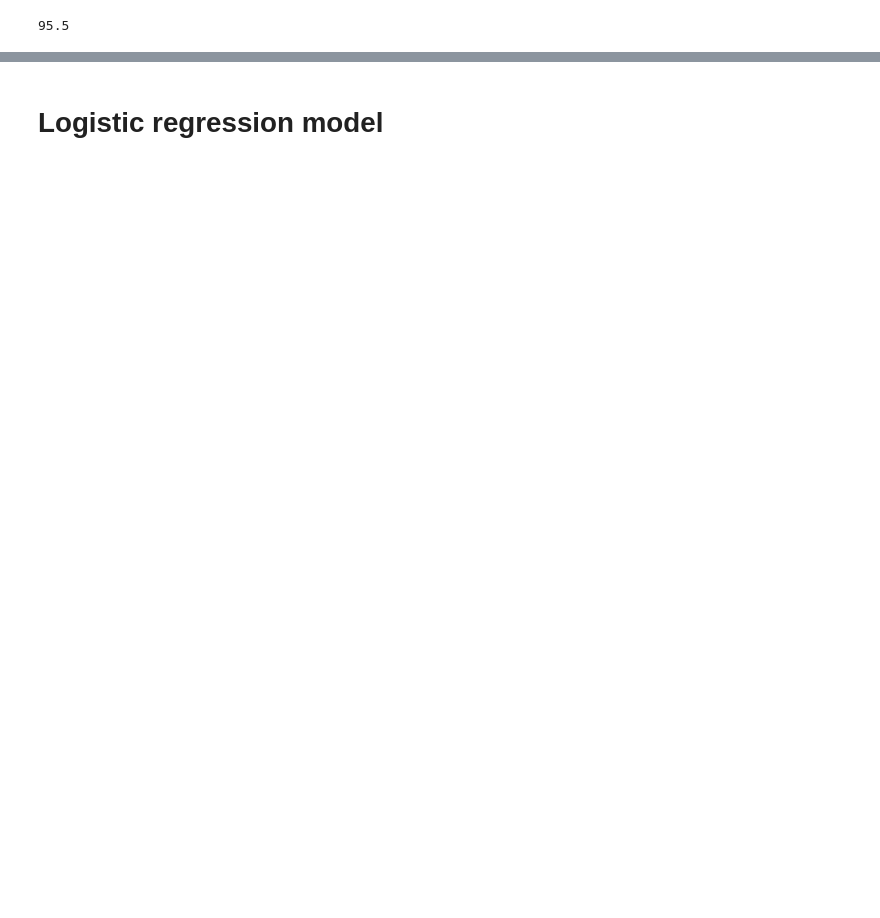
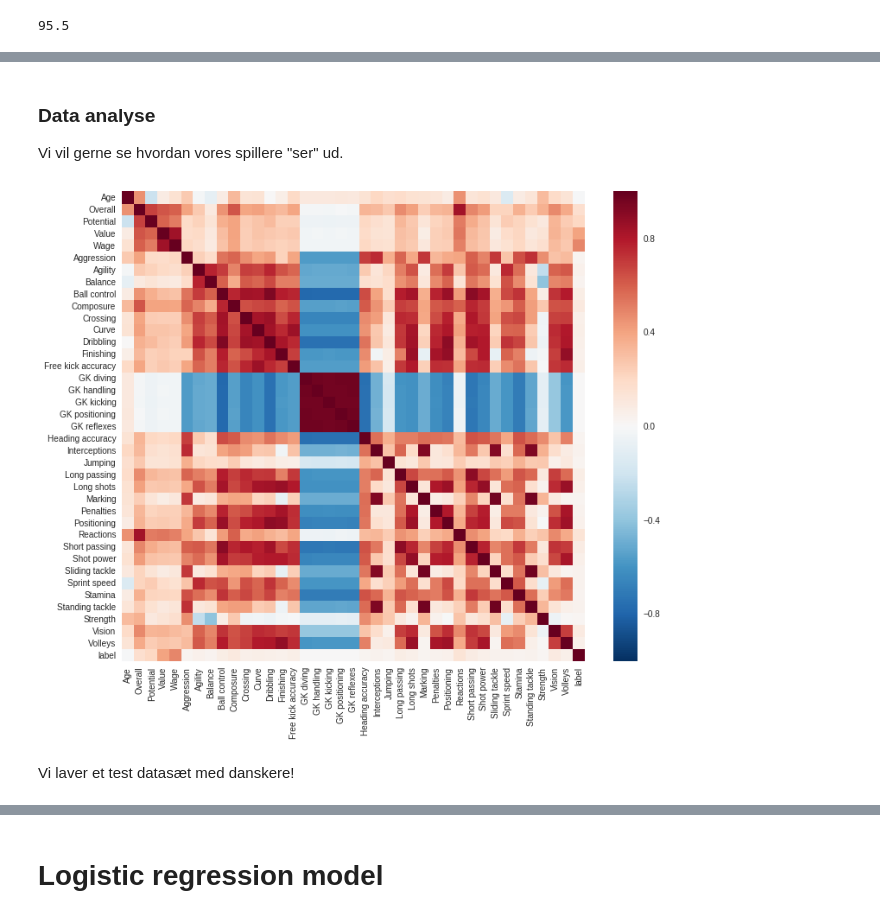
Before and after one commit to mssalvador/Fifa2018, a Jupyter notebook: Teknisk Tirsdag Tutorial.ipynb, the cells around one changed output, grey strips where cells are left out. Saved outputs shown, nothing was run; the diff lists cells and outputs as text; code cells hidden in the pictures; blank space fills up the shorter version.

```diff
--- a/Teknisk Tirsdag Tutorial.ipynb
+++ b/Teknisk Tirsdag Tutorial.ipynb
@@ -99,0 +120,3 @@ df['label'] = df['Club'].isin(desired_clubs).astype(int)
+# %% [markdown]
+### Data analyse
+Vi vil gerne se hvordan vores spillere "ser" ud.
@@ -99,0 +126,8 @@ df['label'] = df['Club'].isin(desired_clubs).astype(int)
+# %%
+corr = data_frame_no_pos.drop('label').corr()
+# %%
+fig = plt.figure(figsize=(12,10))
+sb.heatmap(corr)
+plt.show()
+# %% [output]
+[figure, added]
@@ -100 +137,3 @@ df['label'] = df['Club'].isin(desired_clubs).astype(int)
+# %% [markdown]
+Vi laver et test datasæt med danskere!
 # %%
```
Also changed, not shown: parts of 27 cells of this notebook.
